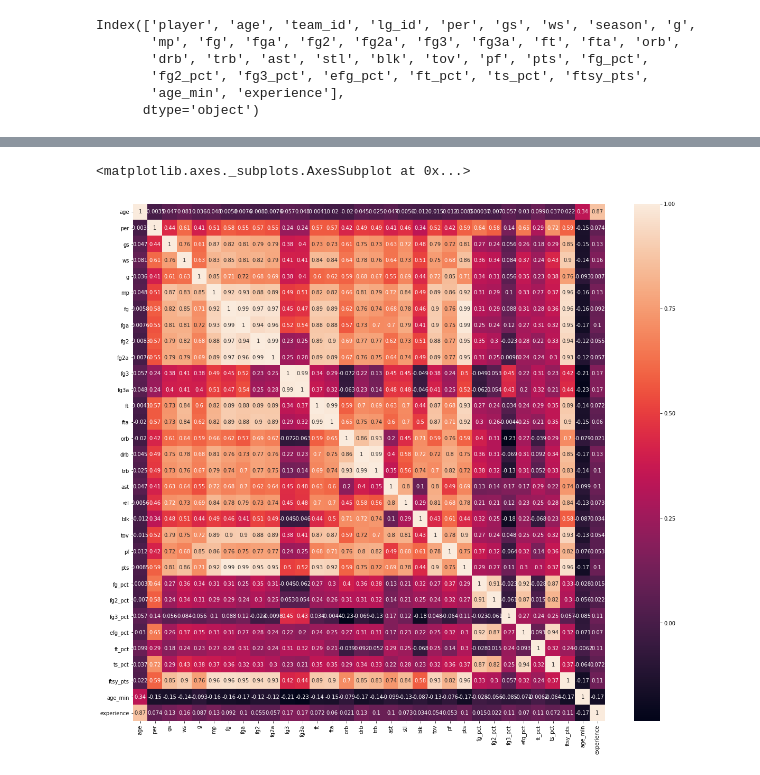
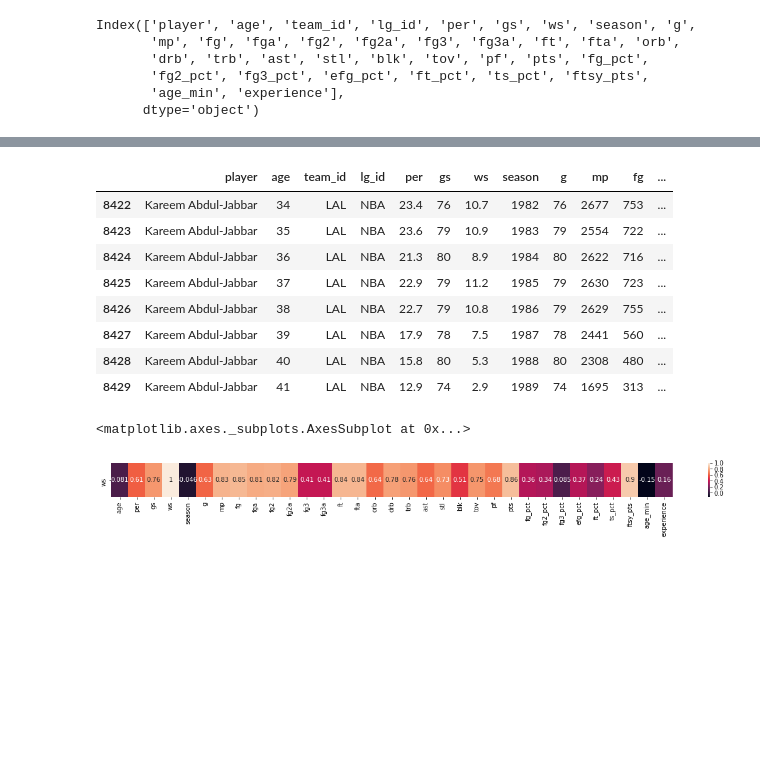
Before and after one commit to pauly51994/Ball_is_lyfe, a Jupyter notebook: EDA_and_modelling.ipynb, the cells around one changed output, grey strips where cells are left out. Saved outputs shown, nothing was run; the diff lists cells and outputs as text; code cells hidden in the pictures; blank space fills up the shorter version.

Commit message:
all progress made since oct 12, ran linear regression model, found issue with dataset, rescraped data to correct issue, finally created final dataframe

```diff
--- a/EDA_and_modelling.ipynb
+++ b/EDA_and_modelling.ipynb
@@ -57,3 +36,7 @@ df['ftsy_pts']=(df.pts*1)+(df.trb*1.2)+(df.ast*1.5)+(df.blk*3)+(df.stl*3)-(df.to
 df = df.merge(df.groupby('player').min()[['age']],how='left', left_on='player', right_index=True, suffixes=('','_min'))
 # %%
 df['experience'] = df.age - df.age_min
+# %%
+df.season = [int(s[:4])+1 for s in df.season]
+# %%
+df = df[df.season>1981]
@@ -114,9 +129,23 @@ Warnings:
 [1] Standard Errors assume that the covariance matrix of the errors is correctly specified.
 [2] The condition number is large, 3.69e+04. This might indicate that there are
 strong multicollinearity or other numerical problems.
+# %%
+df['missed_gms'] = 82-df.g
+# %%
+df[df.player == 'Kareem Abdul-Jabbar']
+# %% [output]
+|  | player | age | team_id | lg_id | per | gs | ws | season | g | mp | fg | ... |
+| 8422 | Kareem Abdul-Jabbar | 34 | LAL | NBA | 23.4 | 76 | 10.7 | 1982 | 76 | 2677 | 753 | ... |
+| 8423 | Kareem Abdul-Jabbar | 35 | LAL | NBA | 23.6 | 79 | 10.9 | 1983 | 79 | 2554 | 722 | ... |
+| 8424 | Kareem Abdul-Jabbar | 36 | LAL | NBA | 21.3 | 80 | 8.9 | 1984 | 80 | 2622 | 716 | ... |
+| 8425 | Kareem Abdul-Jabbar | 37 | LAL | NBA | 22.9 | 79 | 11.2 | 1985 | 79 | 2630 | 723 | ... |
+| 8426 | Kareem Abdul-Jabbar | 38 | LAL | NBA | 22.7 | 79 | 10.8 | 1986 | 79 | 2629 | 755 | ... |
+| 8427 | Kareem Abdul-Jabbar | 39 | LAL | NBA | 17.9 | 78 | 7.5 | 1987 | 78 | 2441 | 560 | ... |
+| 8428 | Kareem Abdul-Jabbar | 40 | LAL | NBA | 15.8 | 80 | 5.3 | 1988 | 80 | 2308 | 480 | ... |
+| 8429 | Kareem Abdul-Jabbar | 41 | LAL | NBA | 12.9 | 74 | 2.9 | 1989 | 74 | 1695 | 313 | ... |
 # %%
-plt.figure(figsize=(20,18))
-sns.heatmap(df.corr(), annot=True)
+plt.figure(figsize=(20,1))
+sns.heatmap(df.corr().iloc[[3],:], annot=True)
 # %% [output]
 <matplotlib.axes._subplots.AxesSubplot at 0x...>
-[figure, old version]
+[figure, new version]
```
Also changed, not shown: parts of 43 cells of this notebook, 9 other files.
